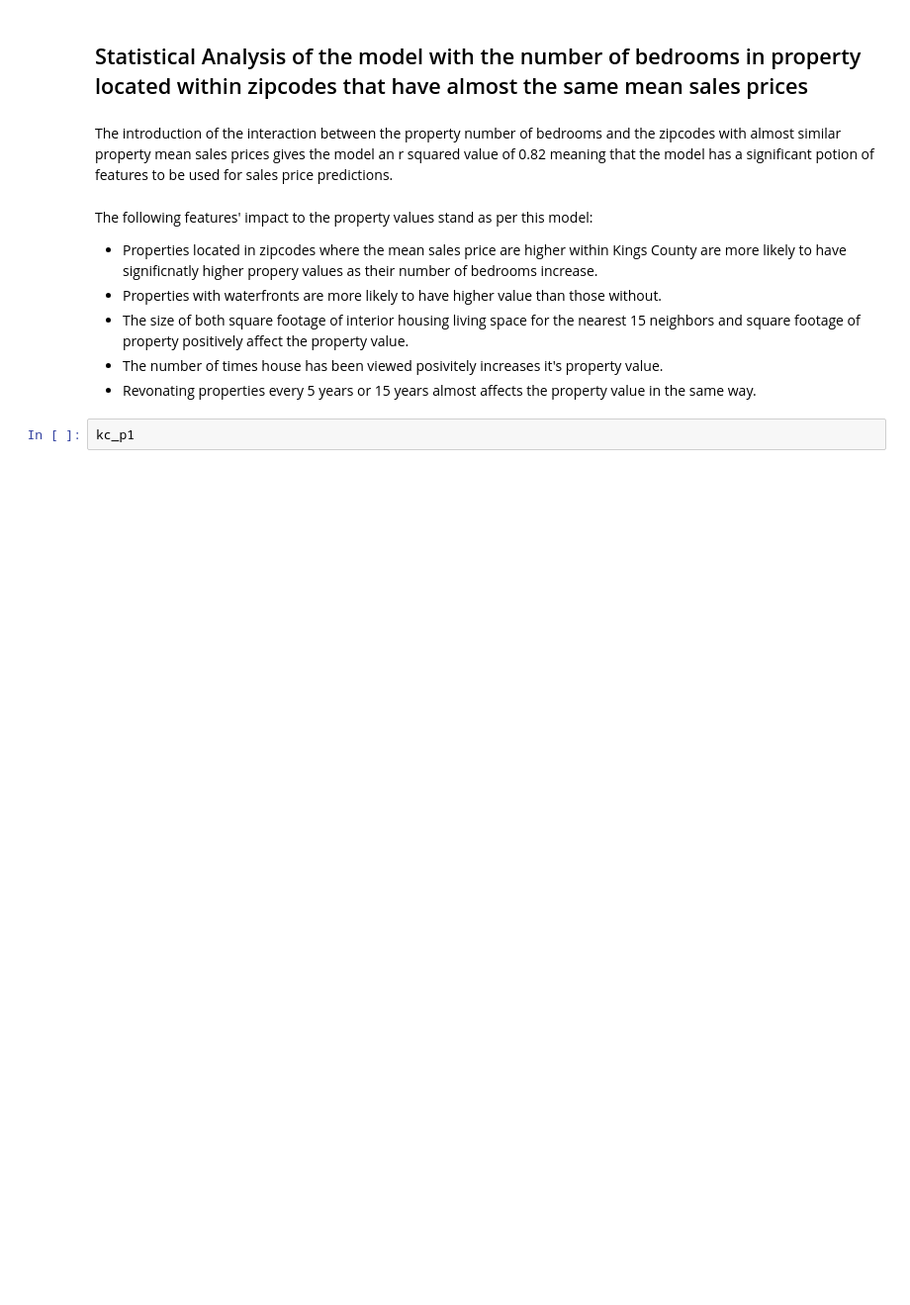
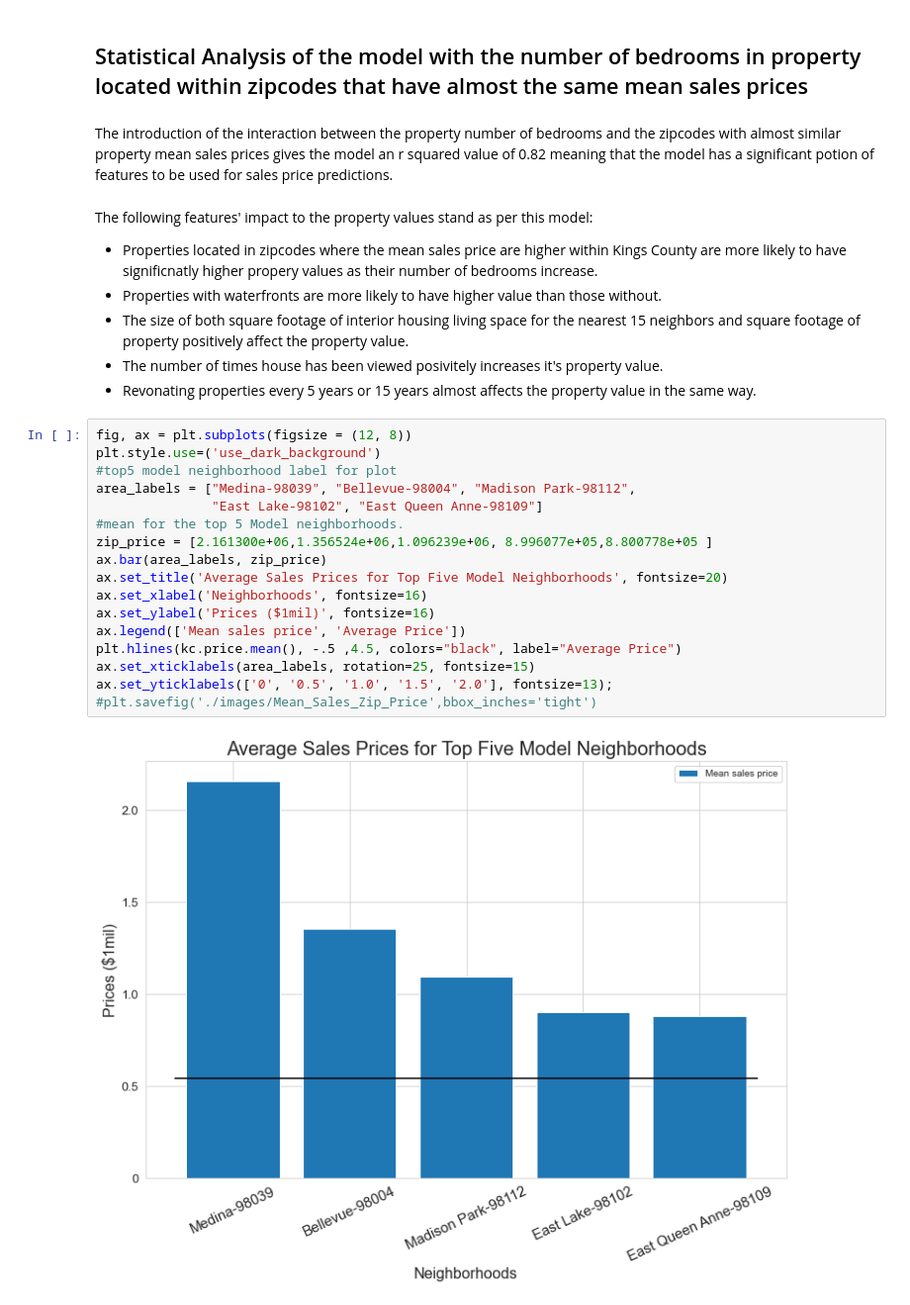
Before and after one commit to ekvu/phase_2_project_King_County_RE, a Jupyter notebook: Final_Technical_notebook.ipynb, the cells around one changed output. Shown: that part at 99% size. Saved outputs shown, nothing was run; the diff lists cells and outputs as text; blank space fills up the shorter version.

```diff
--- a/Final_Technical_notebook.ipynb
+++ b/Final_Technical_notebook.ipynb
@@ -699,8 +615,25 @@ The following features' impact to the property values stand as per this model:
 - The size of both square footage of interior housing living space for the nearest 15 neighbors and square footage of property positively affect the property value.
 - The number of times house has been viewed posivitely increases it's property value.
 - Revonating properties every 5 years or 15 years almost affects the property value in the same way.
-# %%
-kc_p1
+# %%
+fig, ax = plt.subplots(figsize = (12, 8))
+plt.style.use=('use_dark_background')
+#top5 model neighborhood label for plot
+area_labels = ["Medina-98039", "Bellevue-98004", "Madison Park-98112",
+               "East Lake-98102", "East Queen Anne-98109"]
+#mean for the top 5 Model neighborhoods.
+zip_price = [2.161300e+06,1.356524e+06,1.096239e+06, 8.996077e+05,8.800778e+05 ]
+ax.bar(area_labels, zip_price)
+ax.set_title('Average Sales Prices for Top Five Model Neighborhoods', fontsize=20)
+ax.set_xlabel('Neighborhoods', fontsize=16)
+ax.set_ylabel('Prices ($1mil)', fontsize=16)
+ax.legend(['Mean sales price', 'Average Price'])
+plt.hlines(kc.price.mean(), -.5 ,4.5, colors="black", label="Average Price")
+ax.set_xticklabels(area_labels, rotation=25, fontsize=15)
+ax.set_yticklabels(['0', '0.5', '1.0', '1.5', '2.0'], fontsize=13);
+#plt.savefig('./images/Mean_Sales_Zip_Price',bbox_inches='tight')
+# %% [output]
+[figure, added]
 # %%
 # Box plot comparison of house prices with no waterfront view vs house prices with waterfront view.
 sns.set_style("whitegrid")
```
Also changed, not shown: parts of 111 cells of this notebook.
